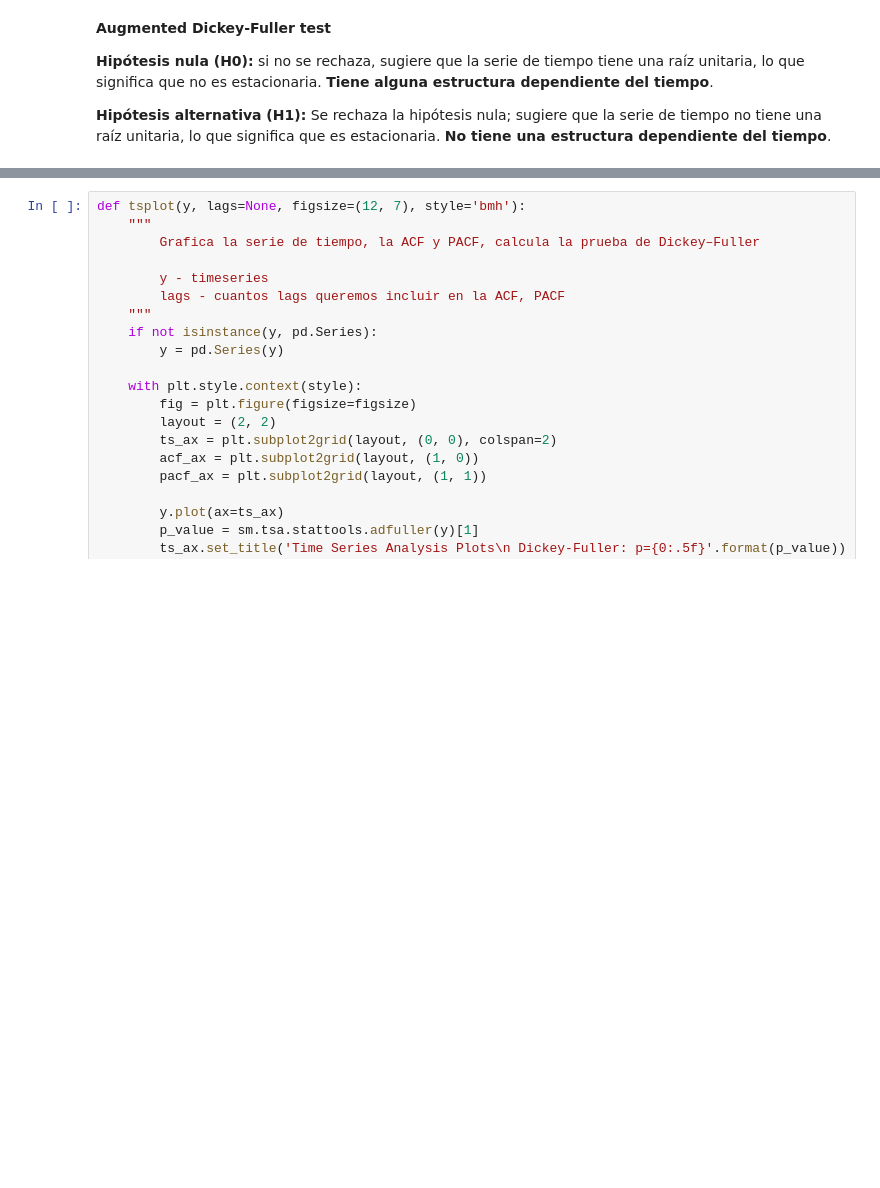
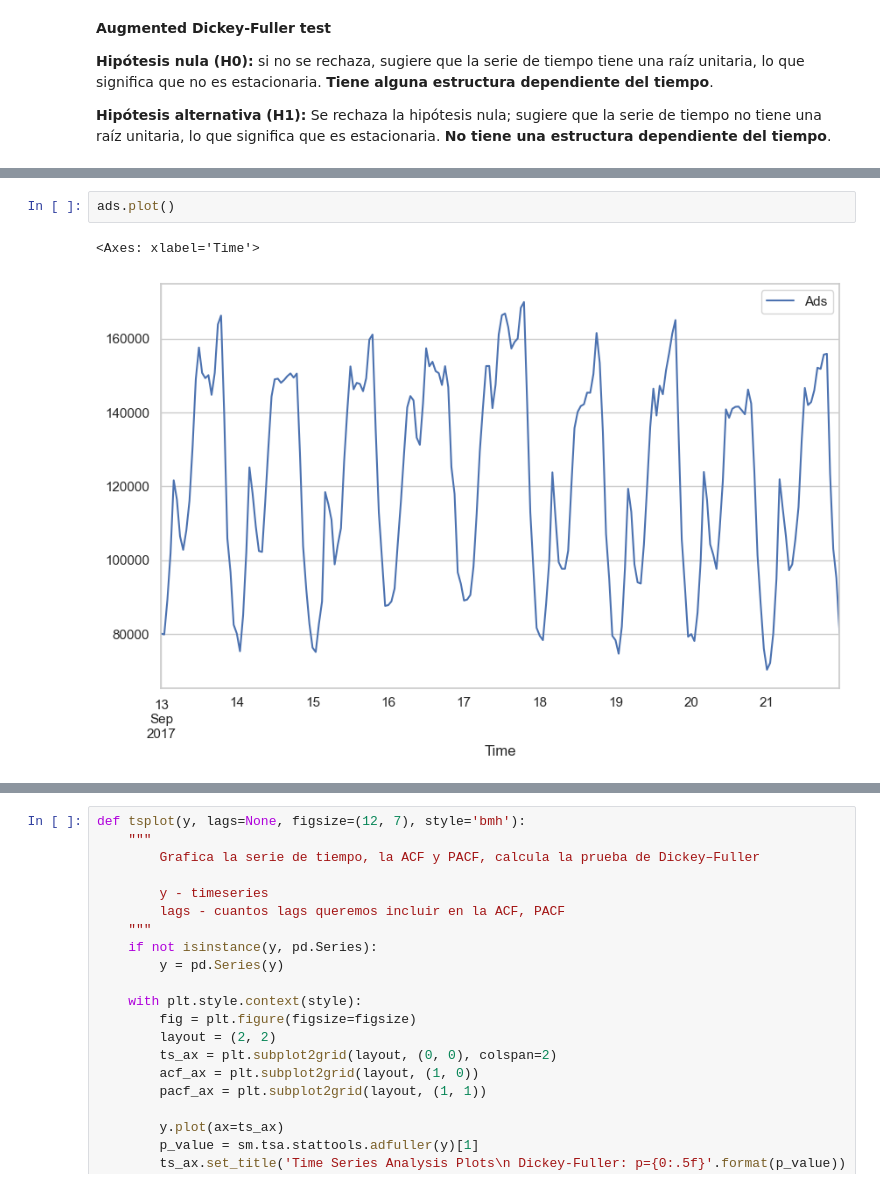
Before and after one commit to dfbustosus/Bootcamp-DS-2023-I, a Jupyter notebook: Clase 27 - 31 May 2023/Fundamentos de series de tiempo.ipynb, the cells around one changed output, grey strips where cells are left out. Saved outputs shown, nothing was run; the diff lists cells and outputs as text; blank space fills up the shorter version.

```diff
--- a/Clase 27 - 31 May 2023/Fundamentos de series de tiempo.ipynb
+++ b/Clase 27 - 31 May 2023/Fundamentos de series de tiempo.ipynb
@@ -412,0 +420,5 @@ Critical Values:
+# %%
+ads.plot()
+# %% [output]
+<Axes: xlabel='Time'>
+[figure, added]
```
Also changed, not shown: parts of 9 cells of this notebook.
